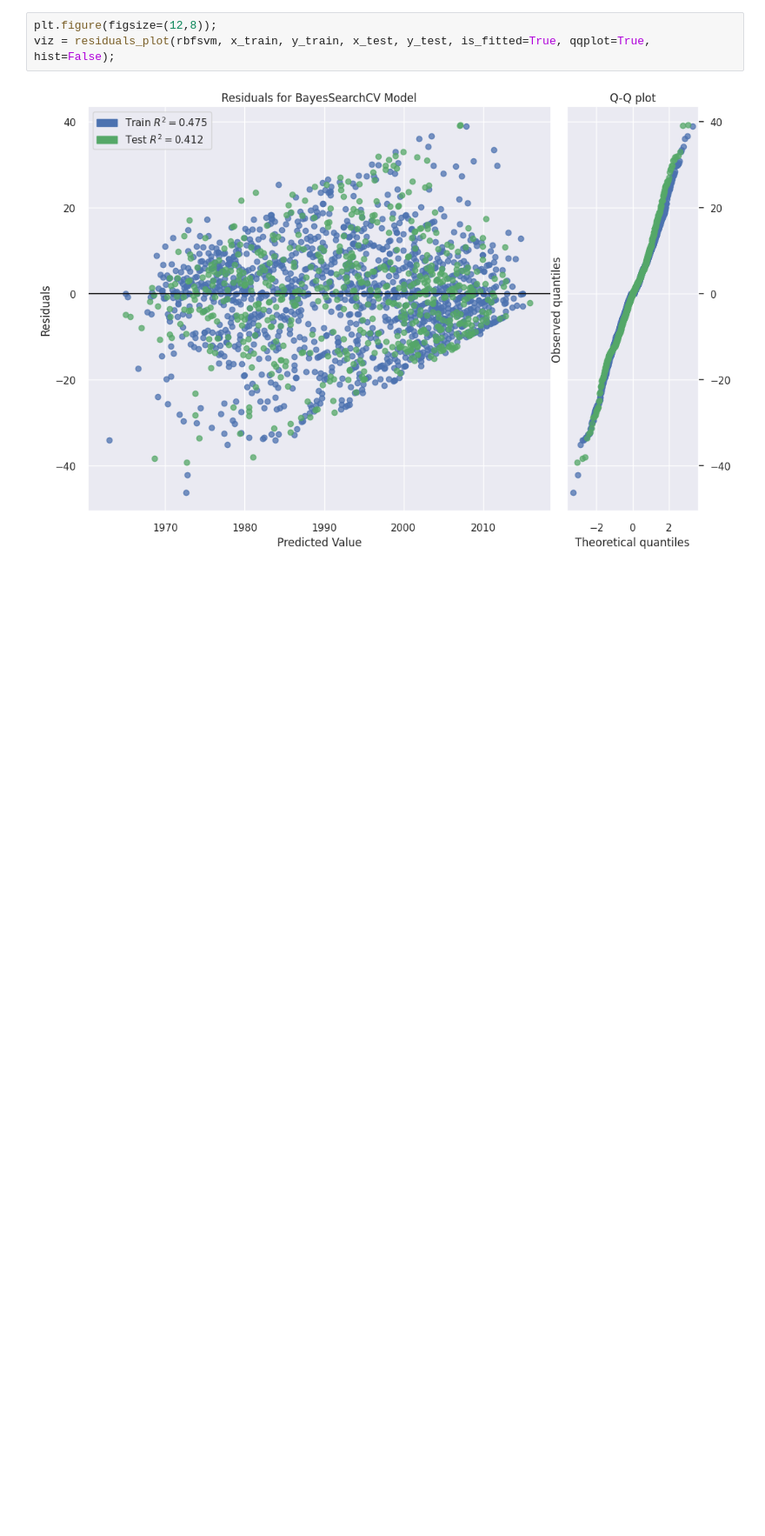
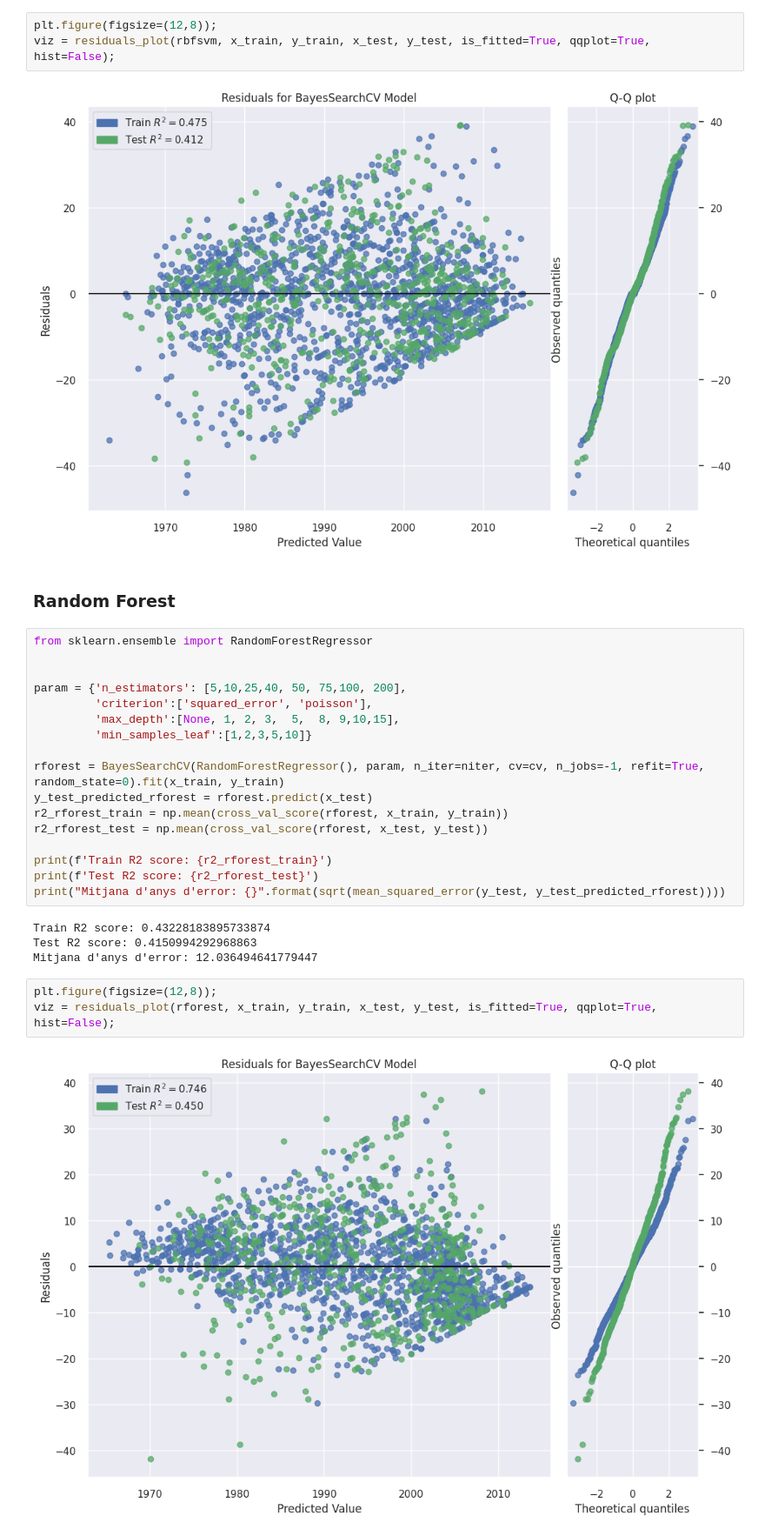
Before and after one commit to ericryhr/APA-PRACTICA, a Jupyter notebook: regression.ipynb, the cells around one changed output. Shown at 87% size. Cells and saved outputs as stored; diff of their text form; blank space fills up the shorter version.

Commit message:
random forest

```diff
--- a/regression.ipynb
+++ b/regression.ipynb
@@ -293,3 +289,31 @@ plt.figure(figsize=(12,8));
 viz = residuals_plot(rbfsvm, x_train, y_train, x_test, y_test, is_fitted=True, qqplot=True, hist=False);
 # %% [output]
 [figure]
+# %% [markdown]
+### Random Forest
+# %%
+from sklearn.ensemble import RandomForestRegressor
+
+
+param = {'n_estimators': [5,10,25,40, 50, 75,100, 200],
+         'criterion':['squared_error', 'poisson'],
+         'max_depth':[None, 1, 2, 3,  5,  8, 9,10,15],
+         'min_samples_leaf':[1,2,3,5,10]}
+
+rforest = BayesSearchCV(RandomForestRegressor(), param, n_iter=niter, cv=cv, n_jobs=-1, refit=True, random_state=0).fit(x_train, y_train)
+y_test_predicted_rforest = rforest.predict(x_test)
+r2_rforest_train = np.mean(cross_val_score(rforest, x_train, y_train))
+r2_rforest_test = np.mean(cross_val_score(rforest, x_test, y_test))
+
+print(f'Train R2 score: {r2_rforest_train}')
+print(f'Test R2 score: {r2_rforest_test}')
+print("Mitjana d'anys d'error: {}".format(sqrt(mean_squared_error(y_test, y_test_predicted_rforest))))
+# %% [output]
+Train R2 score: 0.43228183895733874
+Test R2 score: 0.4150994292968863
+Mitjana d'anys d'error: 12.036494641779447
+# %%
+plt.figure(figsize=(12,8));
+viz = residuals_plot(rforest, x_train, y_train, x_test, y_test, is_fitted=True, qqplot=True, hist=False);
+# %% [output]
+[figure, added]
```
Also changed, not shown: parts of 3 cells of this notebook.
